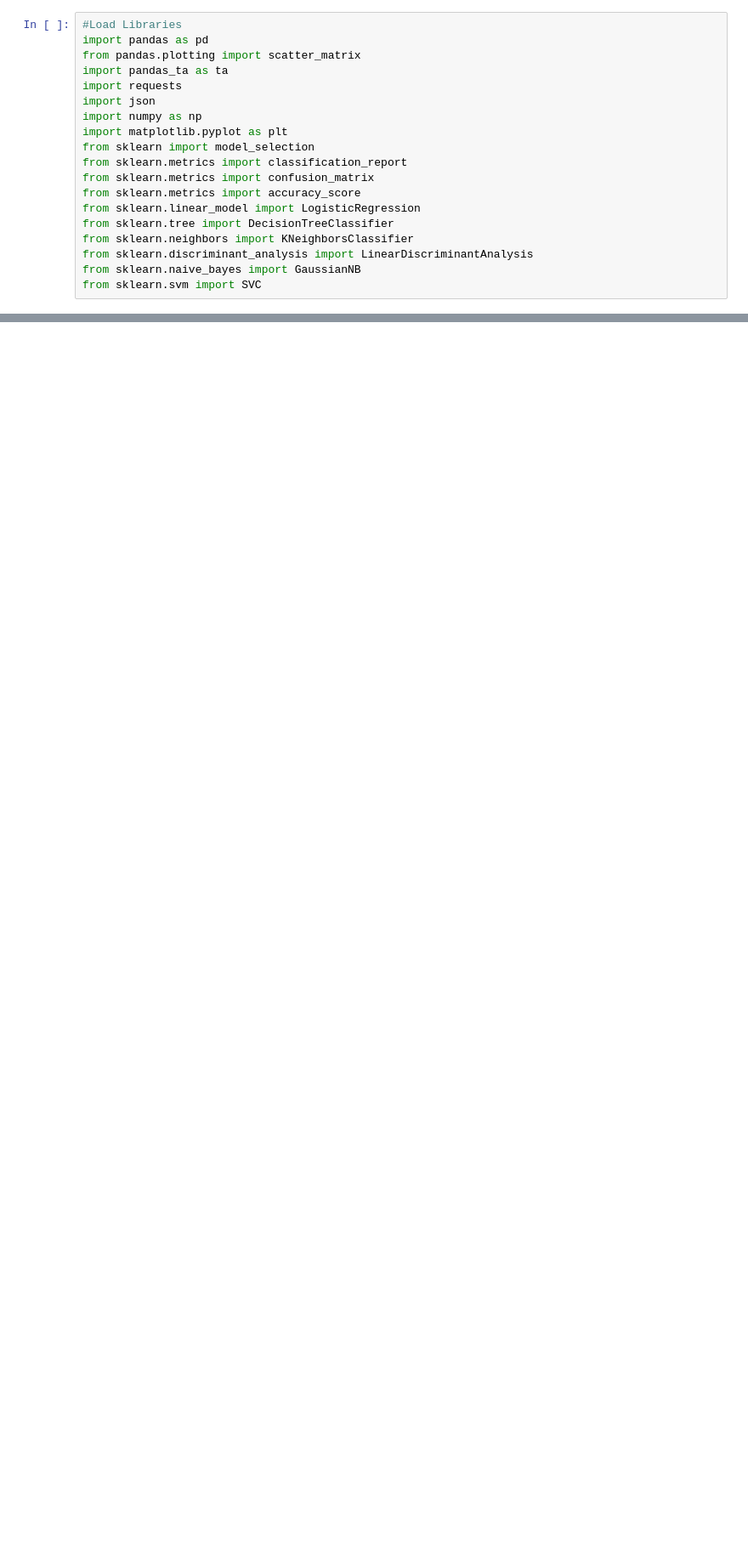
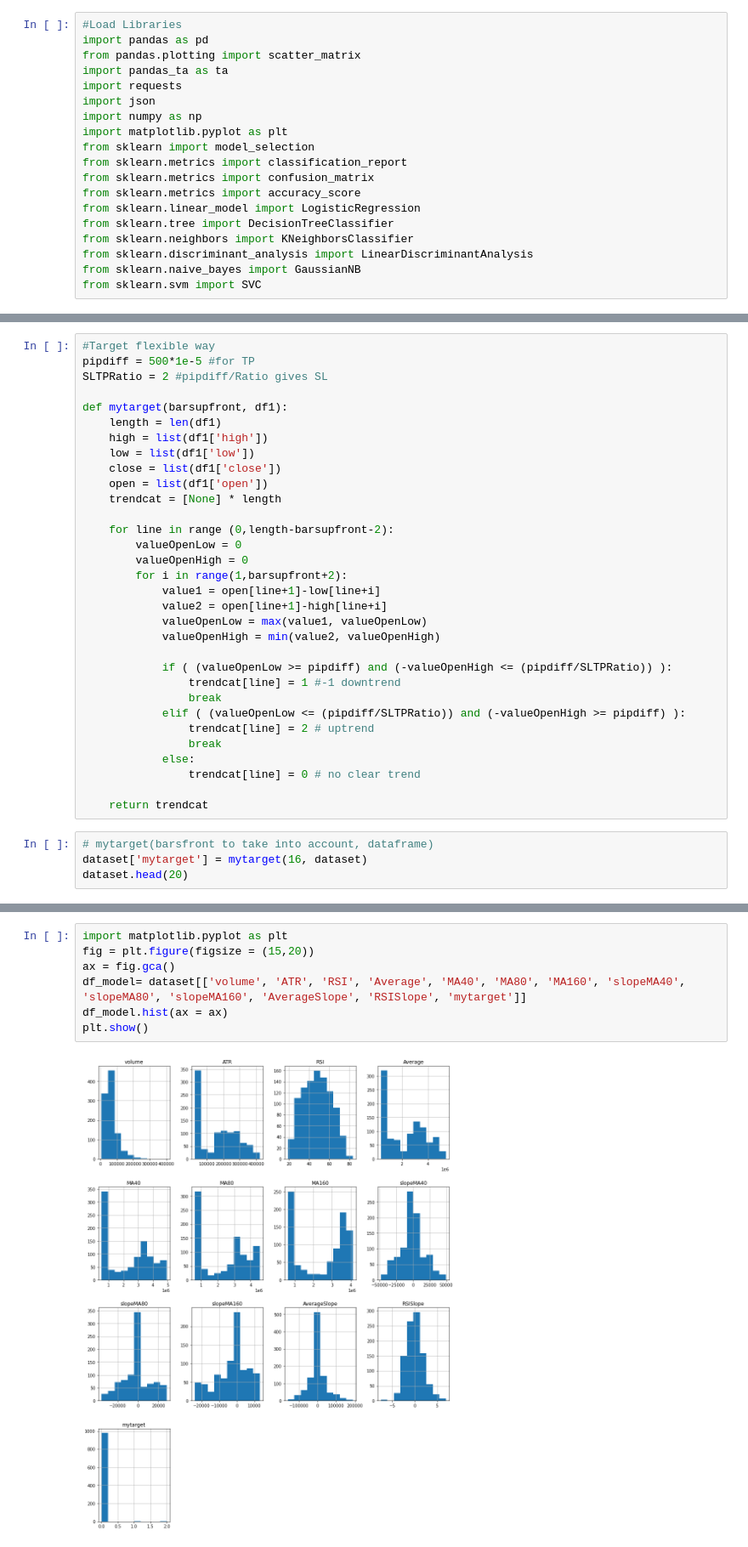
Before and after one commit to sudo-krish/Trading-bot, a Jupyter notebook: Trading bot.ipynb, the cells around one changed output, grey strips where cells are left out. Shown at 85% size. Cells and saved outputs as stored; diff of their text form; blank space fills up the shorter version.

```diff
--- a/Trading bot.ipynb
+++ b/Trading bot.ipynb
@@ -84,0 +104,36 @@ atr(high, low, close, length=None, mamode=None, talib=None, drift=None, offset=N
+# %%
+#Target flexible way
+pipdiff = 500*1e-5 #for TP
+SLTPRatio = 2 #pipdiff/Ratio gives SL
+
+def mytarget(barsupfront, df1):
+    length = len(df1)
+    high = list(df1['high'])
+    low = list(df1['low'])
+    close = list(df1['close'])
+    open = list(df1['open'])
+    trendcat = [None] * length
+
+    for line in range (0,length-barsupfront-2):
+        valueOpenLow = 0
+        valueOpenHigh = 0
+        for i in range(1,barsupfront+2):
+            value1 = open[line+1]-low[line+i]
+            value2 = open[line+1]-high[line+i]
+            valueOpenLow = max(value1, valueOpenLow)
+            valueOpenHigh = min(value2, valueOpenHigh)
+
+            if ( (valueOpenLow >= pipdiff) and (-valueOpenHigh <= (pipdiff/SLTPRatio)) ):
+                trendcat[line] = 1 #-1 downtrend
+                break
+            elif ( (valueOpenLow <= (pipdiff/SLTPRatio)) and (-valueOpenHigh >= pipdiff) ):
+                trendcat[line] = 2 # uptrend
+                break
+            else:
+                trendcat[line] = 0 # no clear trend
+
+    return trendcat
+# %%
+# mytarget(barsfront to take into account, dataframe)
+dataset['mytarget'] = mytarget(16, dataset)
+dataset.head(20)
@@ -84,0 +159,9 @@ atr(high, low, close, length=None, mamode=None, talib=None, drift=None, offset=N
+# %%
+import matplotlib.pyplot as plt
+fig = plt.figure(figsize = (15,20))
+ax = fig.gca()
+df_model= dataset[['volume', 'ATR', 'RSI', 'Average', 'MA40', 'MA80', 'MA160', 'slopeMA40', 'slopeMA80', 'slopeMA160', 'AverageSlope', 'RSISlope', 'mytarget']]
+df_model.hist(ax = ax)
+plt.show()
+# %% [output]
+[figure, added]
```
Also changed, not shown: parts of 6 cells of this notebook.
